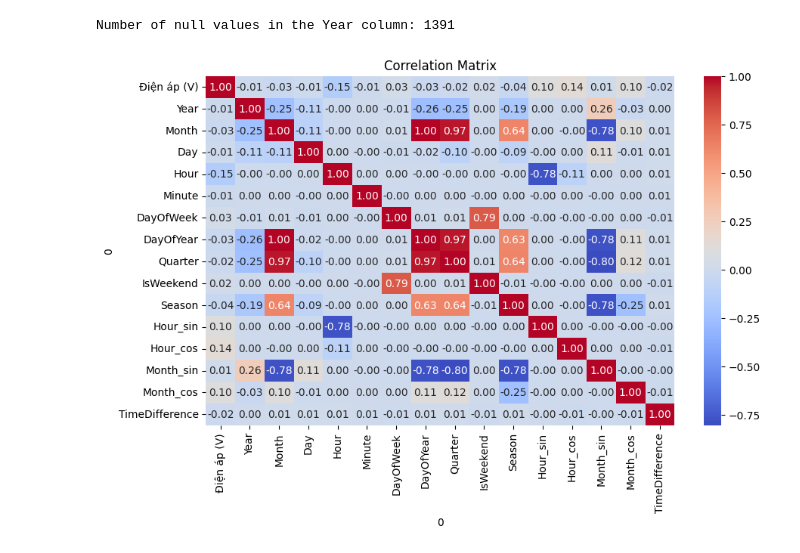
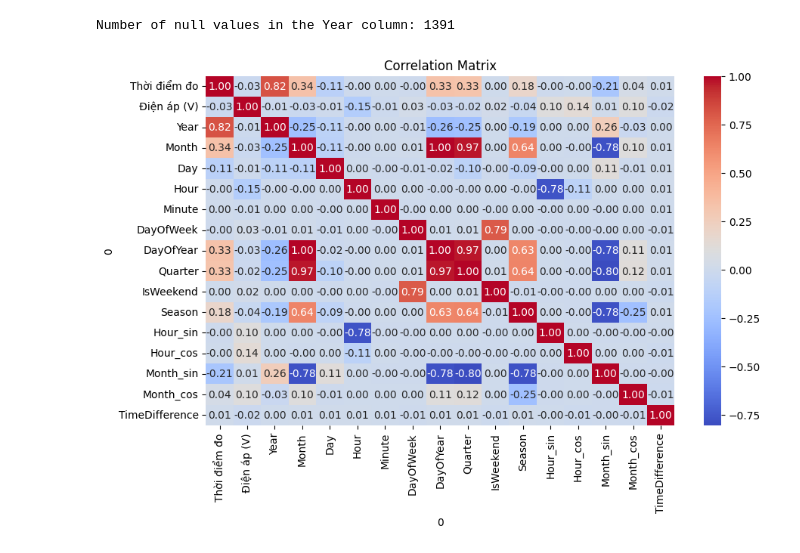
Before and after one commit to nhut-ngnn/DPL302m_Material, a Jupyter notebook: Code/EduNext_Slot5/EduNext_Slot5.ipynb, the cells around one changed output. Drawn from its saved outputs; the diff is of its cells as text; code cells hidden in the pictures.

```diff
--- a/Code/EduNext_Slot5/EduNext_Slot5.ipynb
+++ b/Code/EduNext_Slot5/EduNext_Slot5.ipynb
@@ -151,19 +137,17 @@ df['Season'] = df['Season'].map(season_mapping).astype(float)
 # %%
 import seaborn as sns
 
 # Select the relevant columns
-cols = ['Điện áp (V)', 'Year', 'Month', 'Day', 'Hour', 'Minute',
-       'DayOfWeek', 'DayOfYear', 'Quarter', 'IsWeekend', 'Season', 'Hour_sin',
-       'Hour_cos', 'Month_sin', 'Month_cos', 'TimeDifference']
+cols = df.columns
 corr_matrix = df[cols].corr()
 
 # Plot the heatmap
 plt.figure(figsize=(10, 6))
 sns.heatmap(corr_matrix, annot=True, cmap='coolwarm', fmt='.2f')
 plt.title('Correlation Matrix')
 plt.show()
 # %% [output]
-[figure, old version]
+[figure, new version]
 # %%
 df = df.dropna(subset='TimeDifference')
 df = df.reset_index(drop=True)
```
Also changed, not shown: parts of 29 cells of this notebook.
